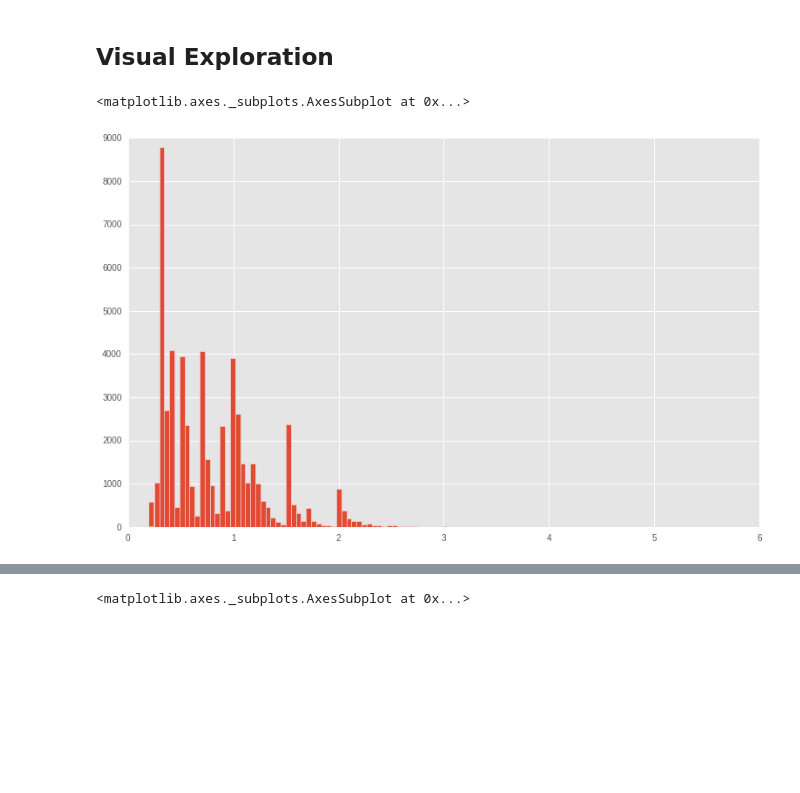
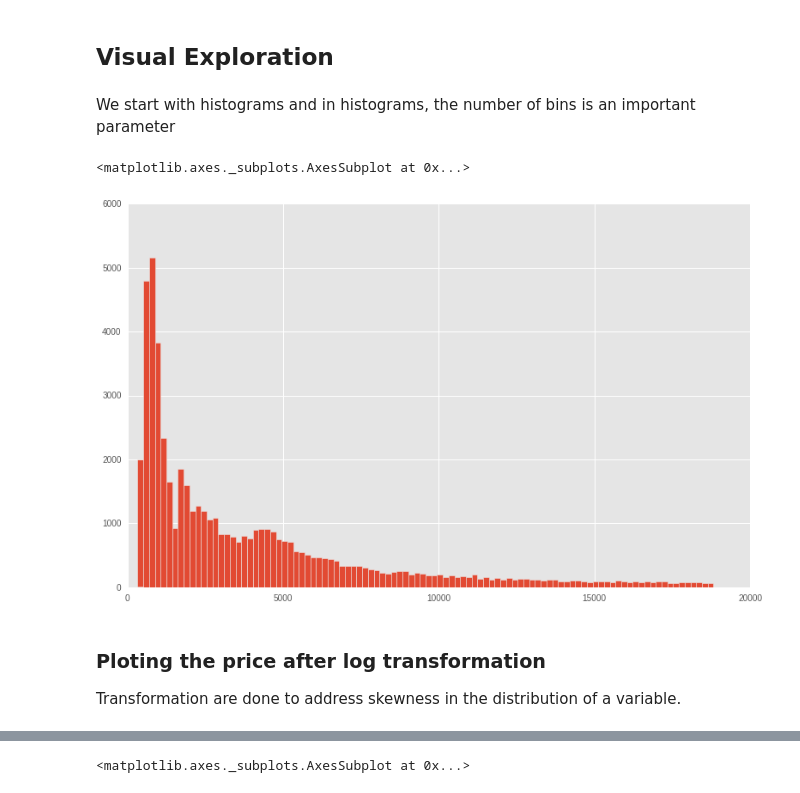
Before and after one commit to ababook/intro-python-data-science, a Jupyter notebook: diamonds/Diamonds.ipynb, the cells around one changed output, grey strips where cells are left out. Saved outputs shown, nothing was run; the diff lists cells and outputs as text; code cells hidden in the pictures; blank space fills up the shorter version.

```diff
--- a/diamonds/Diamonds.ipynb
+++ b/diamonds/Diamonds.ipynb
@@ -124,8 +135,14 @@ What is the highest price of D colour diamonds?
 | 27627 | 2.14 | Very Good | D | SI2 | 60.3 | 60 | 18526 | 8.31 | 8.43 | 5.05 | 4 | ... |
 # %% [markdown]
 ## Visual Exploration
+# %% [markdown]
+We start with histograms and in histograms, the number of bins is an important parameter
 # %%
-df.carat.hist(bins=100)
+df.price.hist(bins=100)
 # %% [output]
 <matplotlib.axes._subplots.AxesSubplot at 0x...>
-[figure, old version]
+[figure, new version]
+# %% [markdown]
+### Ploting the price after log transformation
+
+Transformation are done to address skewness in the distribution of a variable.
```
Also changed, not shown: parts of 33 cells of this notebook.
